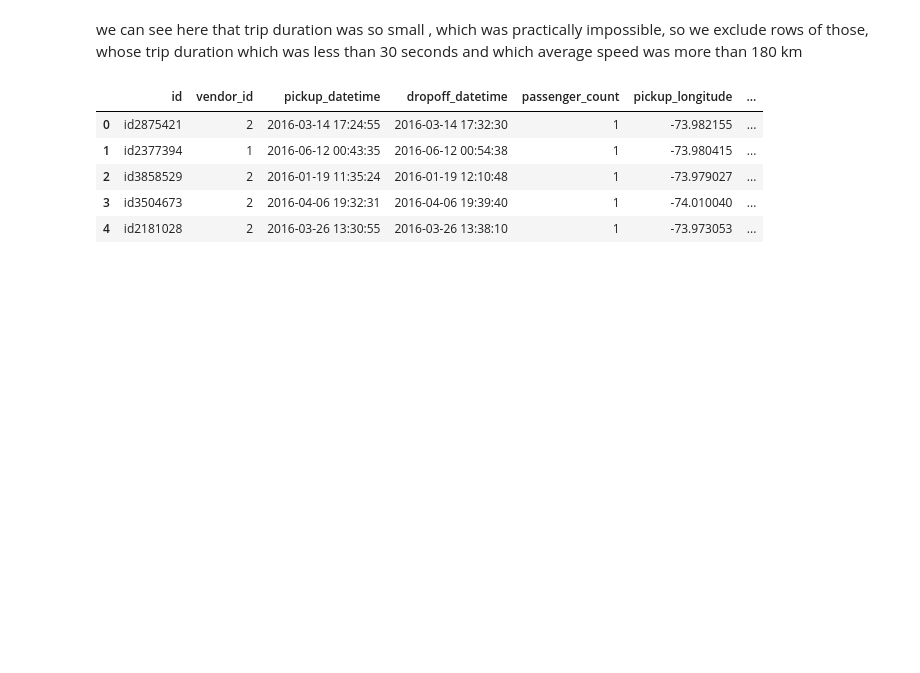
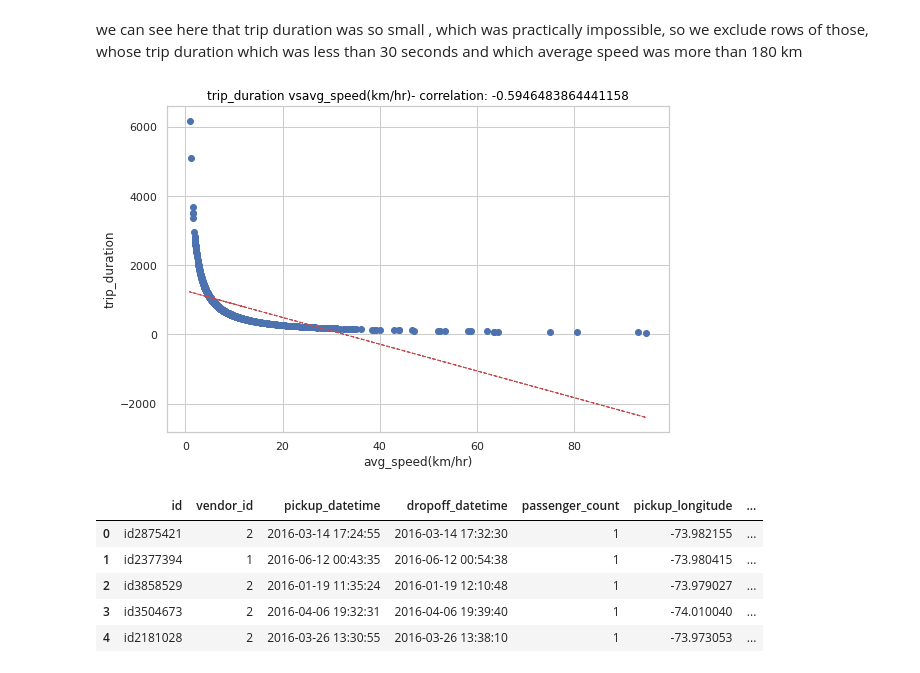
Before and after one commit to indrochoco/NYC-Taxi-prediction, a Jupyter notebook: Copy_2_of_NYC_Taxi_Trip_Time_Prediction_Capstone_Project.ipynb, the cells around one changed output. Cells and saved outputs as stored; diff of their text form; code cells hidden in the pictures; blank space fills up the shorter version.

```diff
--- a/Copy_2_of_NYC_Taxi_Trip_Time_Prediction_Capstone_Project.ipynb
+++ b/Copy_2_of_NYC_Taxi_Trip_Time_Prediction_Capstone_Project.ipynb
@@ -275,6 +270,23 @@ we can see here that trip duration was so small , which was practically impossib
 taxi_data= taxi_data[taxi_data['avg_speed(km/hr)']<120]
 # %%
 taxi_data=taxi_data[taxi_data['trip_duration']>30]
+# %%
+fig = plt.figure(figsize=(9, 6))
+ax = fig.gca()
+feature = taxi_data['avg_speed(km/hr)'][:1000]
+label = taxi_data['trip_duration'][:1000]
+correlation = feature.corr(label)
+plt.scatter(x=feature, y=label)
+plt.xlabel('avg_speed(km/hr)')
+plt.ylabel('trip_duration')
+ax.set_title('trip_duration vs' +'avg_speed(km/hr)' + '- correlation: ' + str(correlation))
+z = np.polyfit(taxi_data['avg_speed(km/hr)'], taxi_data['trip_duration'], 1)
+y_hat = np.poly1d(z)(taxi_data['avg_speed(km/hr)'][:1000])
+plt.plot(taxi_data['avg_speed(km/hr)'][:1000], y_hat, "r--", lw=1)
+
+plt.show()
+# %% [output]
+[figure, added]
 # %%
 taxi_data.head()
 # %% [output]
```
Also changed, not shown: parts of 46 cells of this notebook.
